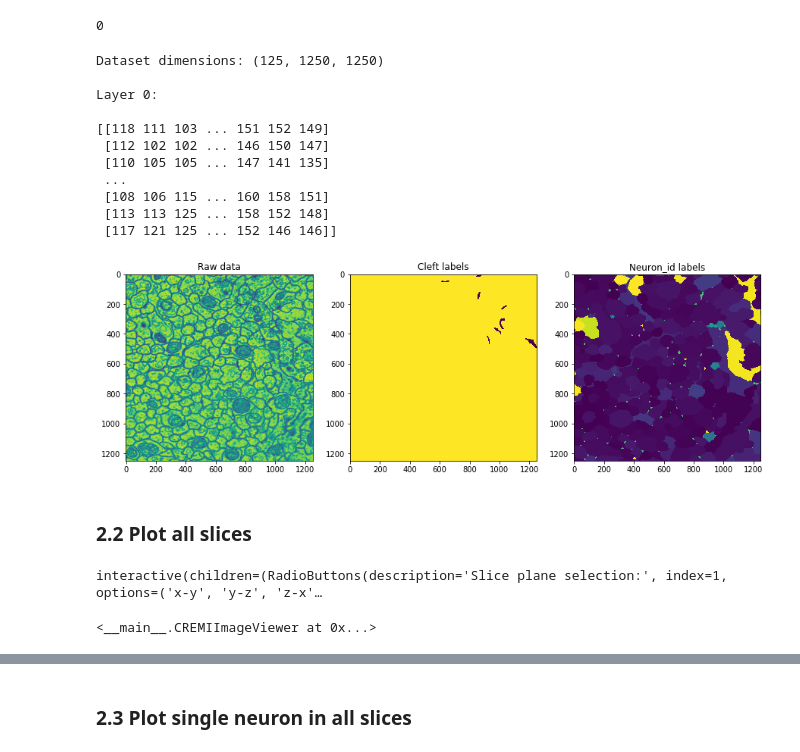
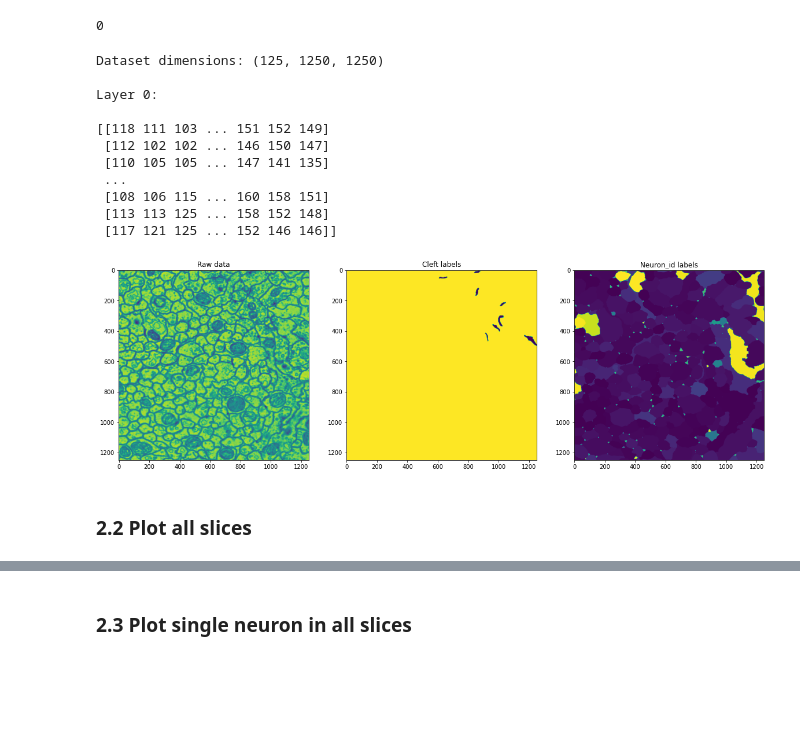
Before and after one commit to benedictau1993/neuron-segmentation, a Jupyter notebook: cremi.ipynb, the cells around one changed output, grey strips where cells are left out. Cells and saved outputs as stored; diff of their text form; code cells hidden in the pictures; blank space fills up the shorter version.

```diff
--- a/cremi.ipynb
+++ b/cremi.ipynb
@@ -109,34 +91,34 @@ np.min(raw)
 # %%
 layer = 0
 
 raw_layer = raw[layer]
 clefts_layer = clefts[layer]
 neuron_ids_layer = neuron_ids[layer]
 
 print("Dataset dimensions: {}".format(raw.shape), "\n")
 print("Layer {}: \n".format(layer))
 print(raw_layer, "\n")
 
-fig, axarr = plt.subplots(1,3,figsize=(15,15))
+fig, axarr = plt.subplots(1,3,figsize=(20,20))
 
 axarr[0].imshow(raw_layer)
 axarr[0].title.set_text('Raw data')
 axarr[1].imshow(clefts_layer)
 axarr[1].title.set_text('Cleft labels')
 axarr[2].imshow(neuron_ids_layer)
 axarr[2].title.set_text('Neuron_id labels')
 # %% [output]
 Dataset dimensions: (125, 1250, 1250)
 
 Layer 0:
 
 [[118 111 103 ... 151 152 149]
  [112 102 102 ... 146 150 147]
  [110 105 105 ... 147 141 135]
  ...
  [108 106 115 ... 160 158 151]
  [113 113 125 ... 158 152 148]
  [117 121 125 ... 152 146 146]]
-[figure, old version]
+[figure, new version]
 # %% [markdown]
 ### 2.2 Plot all slices
@@ -211,5 +124,0 @@ class CREMIImageViewer:
-# %%
-CREMIImageViewer(img)
-# %% [output]
-interactive(children=(RadioButtons(description='Slice plane selection:', index=1, options=('x-y', 'y-z', 'z-x'…
-<__main__.CREMIImageViewer at 0x...>
```
Also changed, not shown: parts of 32 cells of this notebook.
